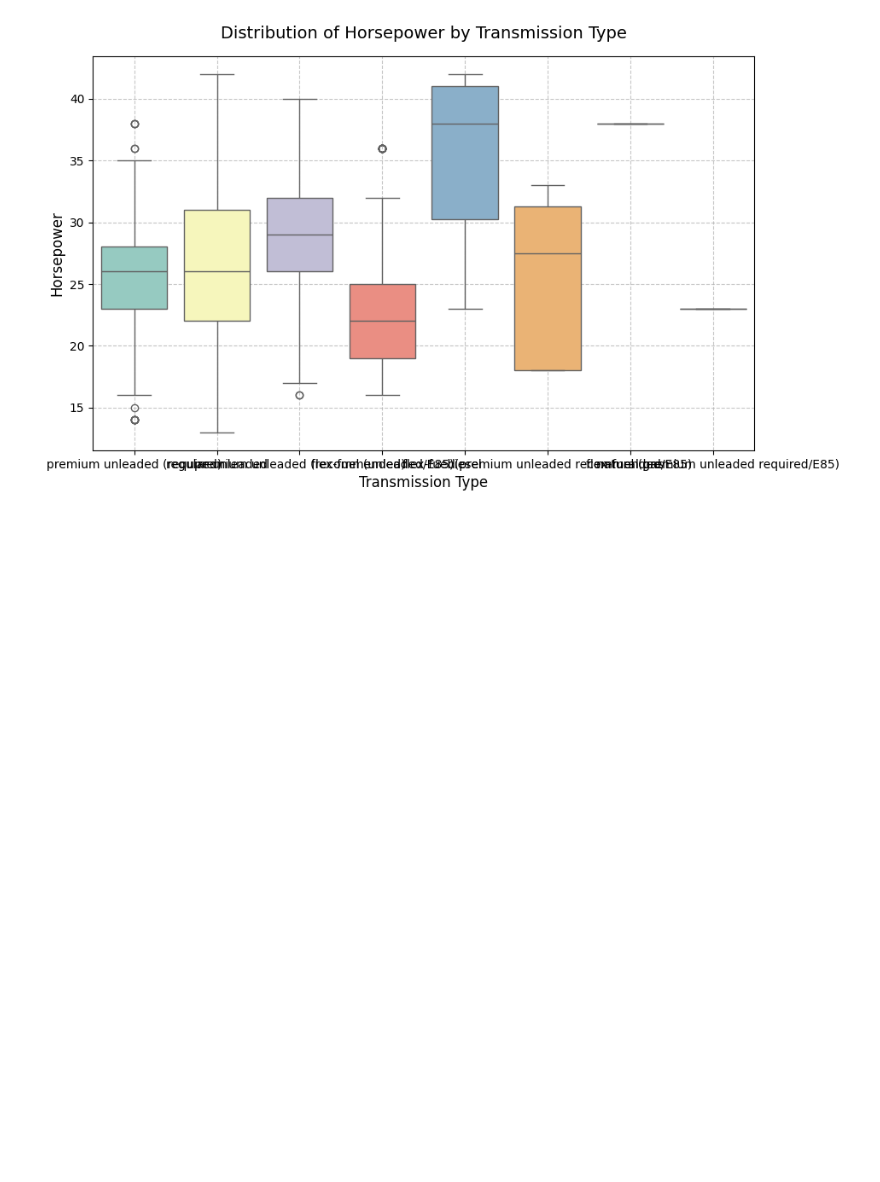
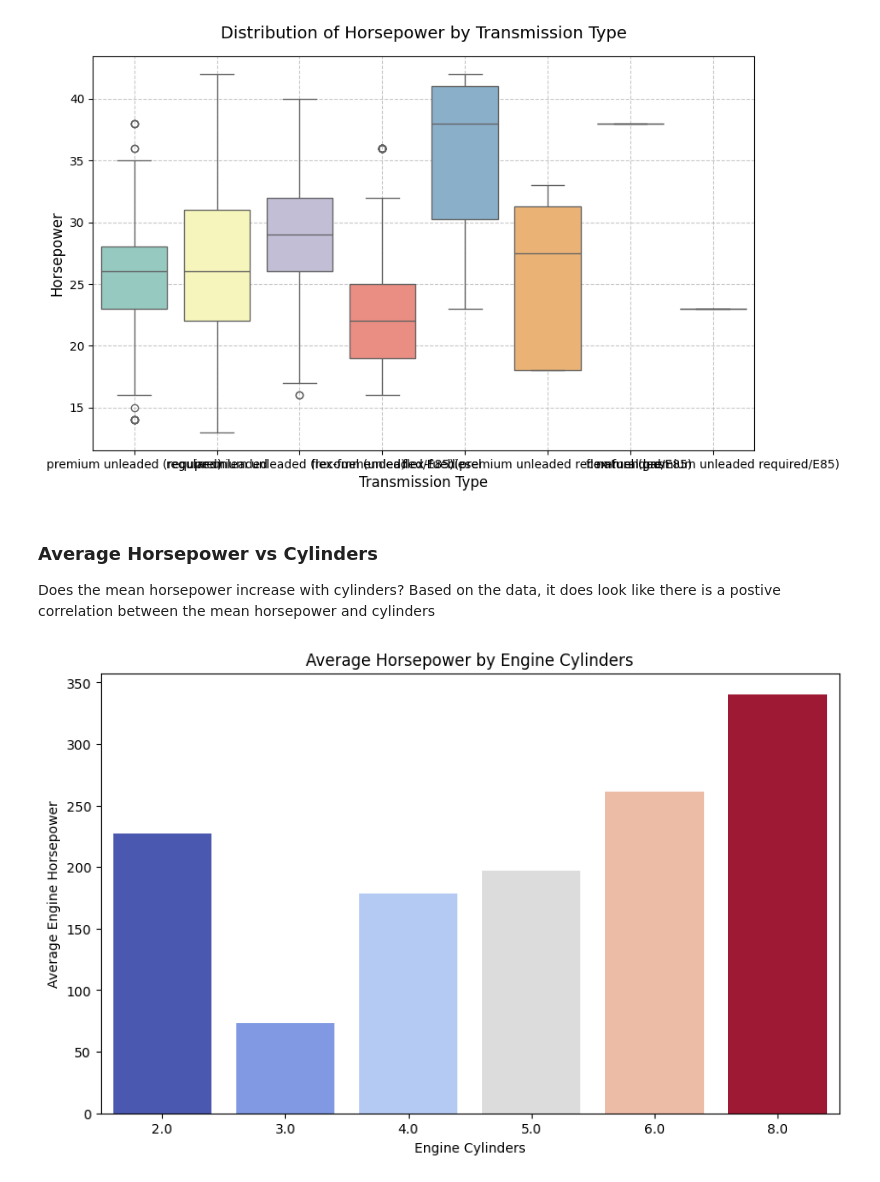
Before and after one commit to YaroslawBagriy/SEIS-632-Project-2, a Jupyter notebook: GroupProject_SK.ipynb, the cells around one changed output. Saved outputs shown, nothing was run; the diff lists cells and outputs as text; code cells hidden in the pictures; blank space fills up the shorter version.

Commit message:
Removed a few graphs and added Average Horsepower vs Cylinders bar graph

```diff
--- a/GroupProject_SK.ipynb
+++ b/GroupProject_SK.ipynb
@@ -888,0 +845,21 @@ Passing `palette` without assigning `hue` is deprecated and will be removed in v
+# %% [markdown]
+### Average Horsepower vs Cylinders
+
+Does the mean horsepower increase with cylinders?
+Based on the data, it does look like there is a postive correlation between
+the mean horsepower and cylinders
+# %%
+# Calculate the average horsepower for each cylinder count
+# Group by Enginer Cylinders, pull out Engine HP, then calculate the mean
+# Lastly call reset_index() to reset the index to the default index
+mean_horsepower_vs_cylinders = df.groupby("Engine Cylinders")["Engine HP"].mean().reset_index()
+
+# Plot average horsepower vs cylinders
+plt.figure(figsize=(10, 6))
+sns.barplot(data=mean_horsepower_vs_cylinders, x="Engine Cylinders", y="Engine HP", hue="Engine Cylinders", palette="coolwarm", dodge=False, legend=False)
+plt.title("Average Horsepower by Engine Cylinders")
+plt.xlabel("Engine Cylinders")
+plt.ylabel("Average Engine Horsepower")
+plt.show()
+# %% [output]
+[figure, added]
```
Also changed, not shown: parts of 8 cells of this notebook.
